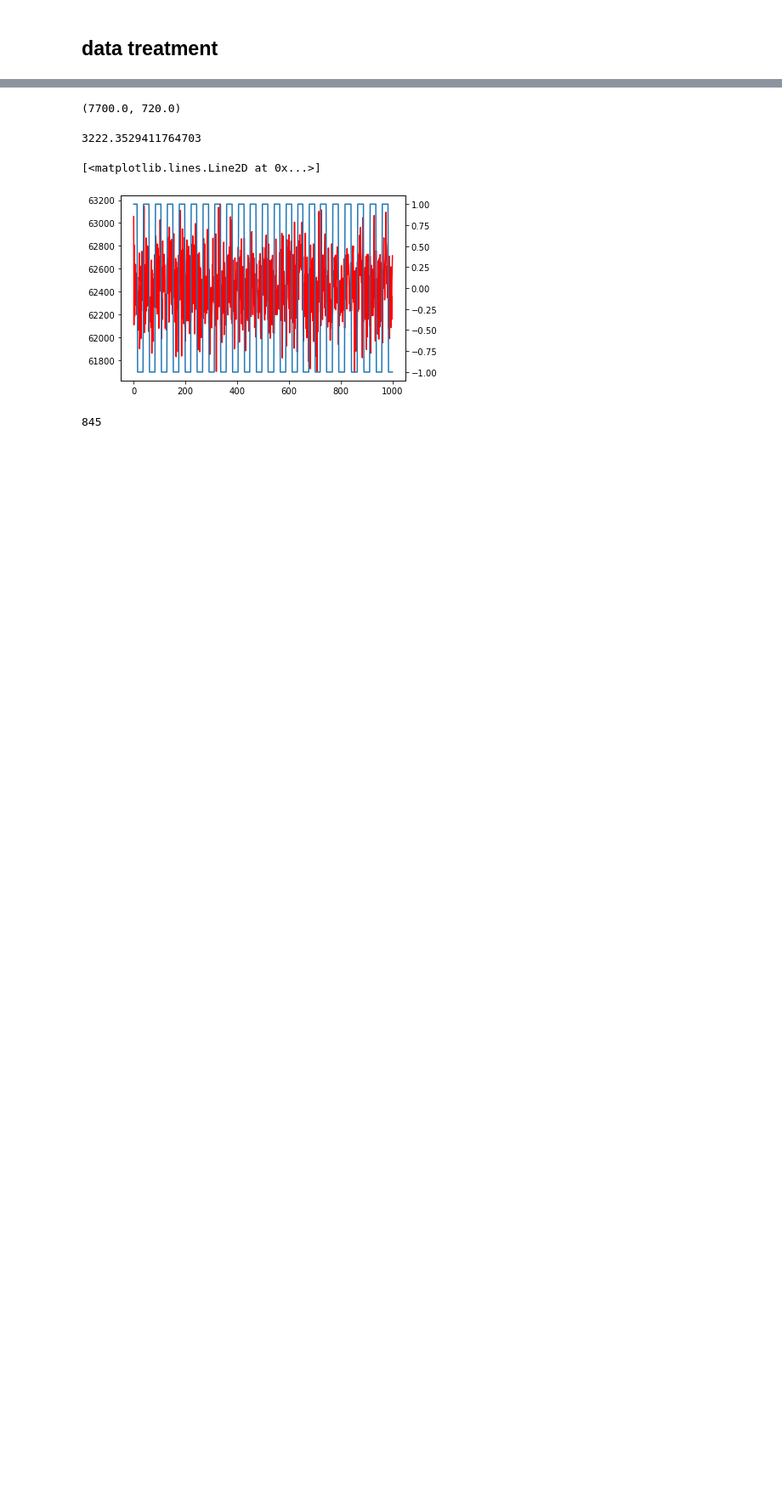
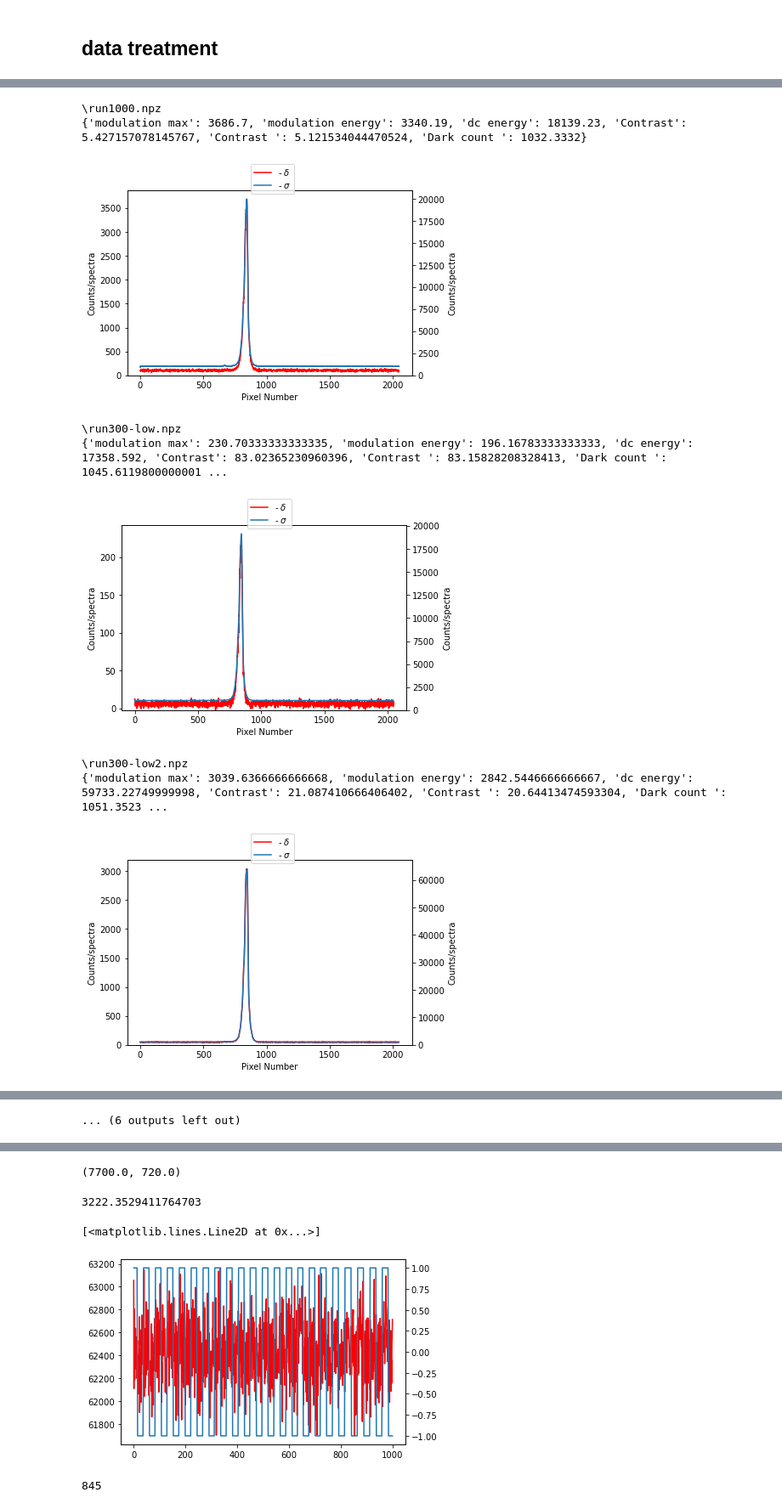
Before and after one commit to Bruyant/MChD-python, a Jupyter notebook: src/mchd_python/Demod.ipynb, the cells around one changed output, grey strips where cells are left out. Shown at 85% size. Drawn from its saved outputs; the diff is of its cells as text; code cells hidden in the pictures; blank space fills up the shorter version.

```diff
--- a/src/mchd_python/Demod.ipynb
+++ b/src/mchd_python/Demod.ipynb
@@ -8,17 +11,20 @@ Populating the interactive namespace from numpy and matplotlib
 # %%
 
 def loadMCHD(fname):
+    # npz file read
     if '.npz' in fname:
         datas=np.load(fname)
         res=datas['res']
         ttlin=datas['ttlin']
         tstamps=datas['tstamps']
+    # Hdf5 file read
     elif '.hdf5' in fname or '.h5' in fname:
         hf=h5py.File(fname, "r")
         res=hf['Scan']['Spectrums'][:]
         ttlin=hf['Scan']['TTLinput'][:]
         tstamps=hf['Scan'].attrs['Timestamps']
-
+    else:
+        return "error","error"
     delta=mean(res*(ttlin-1),axis=1)
     sigma=mean(res,axis=1)
     sdelta=sum(res*(ttlin-1),axis=1)
@@ -68,13 +60,23 @@ TypeError: unsupported operand type(s) for -: 'Dataset' and 'int'
 # %%
 def pltMCHD(sigma,delta, label=''):
     fig=figure()
-    plot(sigma,label=label+r'- $\sigma$')
+    plot(delta,'r',label=label+r'- $\delta$')
     xlabel('Pixel Number')
     ylabel('Counts/spectra')
+    ylim(bottom=min(min(delta),0))
     twinx()
-    plot(delta,'r',label=label+r'- $\delta$')
+    plot(sigma,label=label+r'- $\sigma$')
     ylabel('Counts/spectra')
-    print(f"""mod={max(delta)},{mean(delta[830:850])} dc ={max(sigma)},{mean(sigma[830:850])},
-Contrast={max(sigma)/max(delta)},{mean(sigma[830:850])/mean(delta[830:850])}""")
+    ylim(bottom=0)
     fig.legend(loc="upper center")
-pltMCHD(sigma,delta)
+
+
+def statsMCHD(sigma,delta):
+    stat={}
+    stat['modulation max'] = max(delta)
+    stat['modulation energy'] = mean(delta[830:850])
+    stat['dc energy'] = mean(sigma[830:850])
+    stat['Contrast'] = max(sigma)/max(delta)
+    stat['Contrast '] = (mean(sigma[830:850])-mean(sigma[:500]))/mean(delta[830:850])
+    stat['Dark count ']=mean(sigma[:500])
+    return stat
@@ -84,0 +85,10 @@ Contrast=913.710962816942,898.7164528869547
+# %%
+specfiles=glob(r'\\data\OPENDATA\Instrumentation\Chirality\MChD\MChD-python\*.npz')\
++glob(r'\\data\OPENDATA\Instrumentation\Chirality\MChD\MChD-python\*.h5')
+ress={}
+
+for f in specfiles[:-3]:
+    name=f.split(r'MChD-python')[-1]
+    print(name)
+    sigma,delta=loadMCHD(f)
+    ress[name]=(sigma,delta)
@@ -84,0 +113,17 @@ Contrast=913.710962816942,898.7164528869547
+# %%
+for f in ress:
+    print(f)
+    sigma,delta=ress[f]
+    pltMCHD(sigma,delta)
+    print(statsMCHD(sigma,delta))
+    plt.show()
+# %% [output]
+\run1000.npz
+{'modulation max': 3686.7, 'modulation energy': 3340.19, 'dc energy': 18139.23, 'Contrast': 5.427157078145767, 'Contrast ': 5.121534044470524, 'Dark count ': 1032.3332}
+[figure, added]
+\run300-low.npz
+{'modulation max': 230.70333333333335, 'modulation energy': 196.16783333333333, 'dc energy': 17358.592, 'Contrast': 83.02365230960396, 'Contrast ': 83.15828208328413, 'Dark count ': 1045.6119800000001 ...
+[figure, added]
+\run300-low2.npz
+{'modulation max': 3039.6366666666668, 'modulation energy': 2842.5446666666667, 'dc energy': 59733.22749999998, 'Contrast': 21.087410666406402, 'Contrast ': 20.64413474593304, 'Dark count ': 1051.3523 ...
+[figure, added]
@@ -85 +139,2 @@ Contrast=913.710962816942,898.7164528869547
+... (6 outputs left out)
 # %% [markdown]
```
Also changed, not shown: parts of 19 cells of this notebook, 2 other files.
